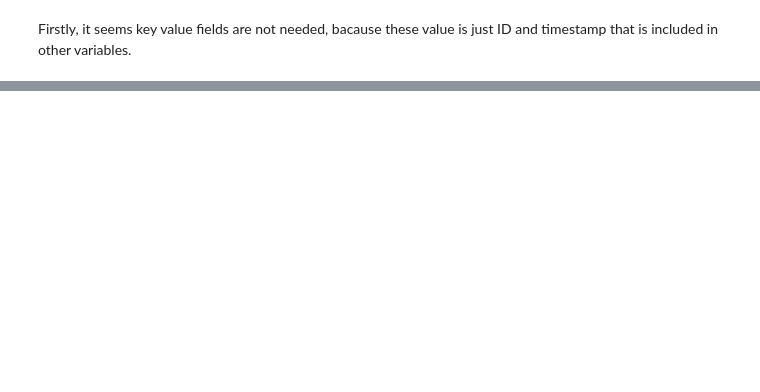
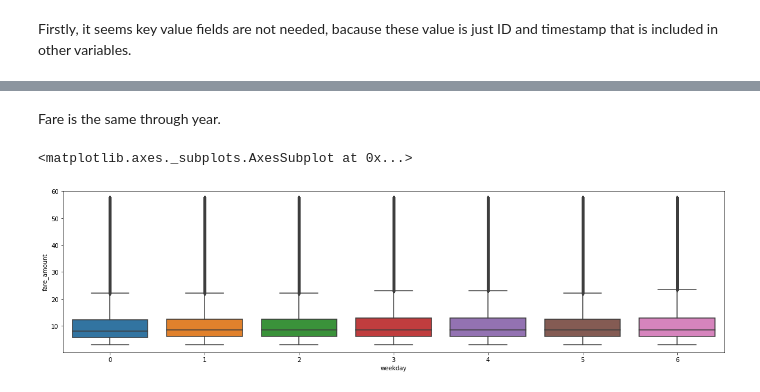
Before and after one commit to shima2920/Kaggle, a Jupyter notebook: New_York_City_Taxi_Fare_Prediction.ipynb, the cells around one changed output, grey strips where cells are left out. Drawn from its saved outputs; the diff is of its cells as text; code cells hidden in the pictures; blank space fills up the shorter version.

```diff
--- a/New_York_City_Taxi_Fare_Prediction.ipynb
+++ b/New_York_City_Taxi_Fare_Prediction.ipynb
@@ -268,0 +323,9 @@ test = test.drop(['key'], axis = 1)
+# %% [markdown]
+Fare is the same through year.
+# %%
+fig1,ax1 = plt.subplots()
+fig1.set_size_inches(20,5)
+sns.boxplot(data=train,x="weekday",y="fare_amount",orient="v",ax=ax1)
+# %% [output]
+<matplotlib.axes._subplots.AxesSubplot at 0x...>
+[figure, added]
```
Also changed, not shown: parts of 15 cells of this notebook.
